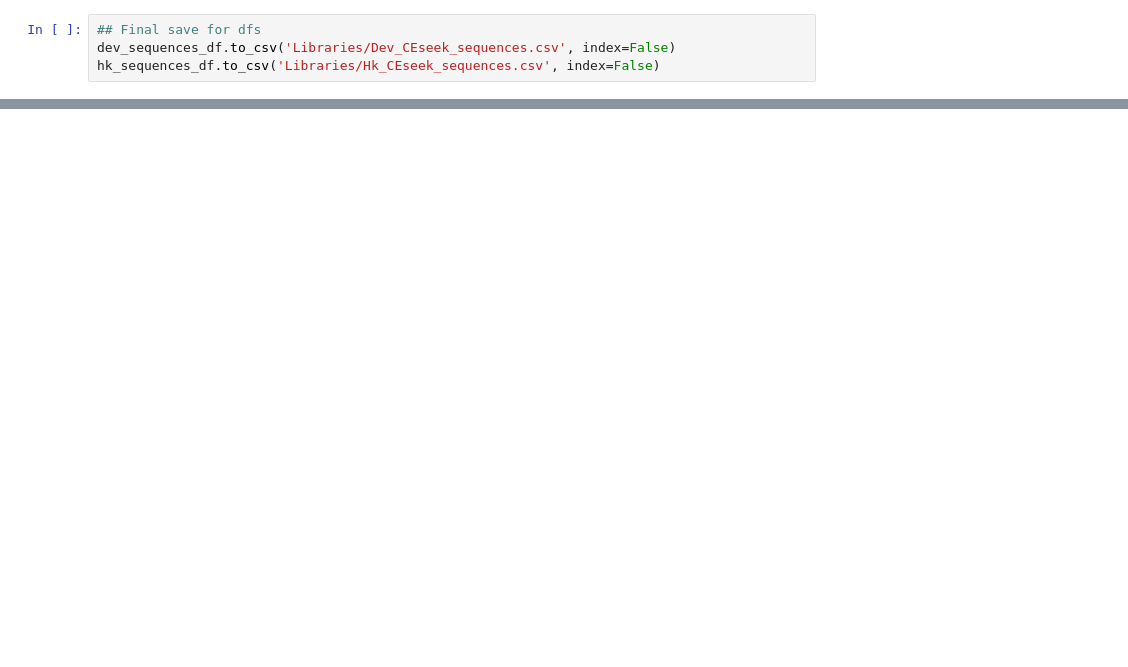
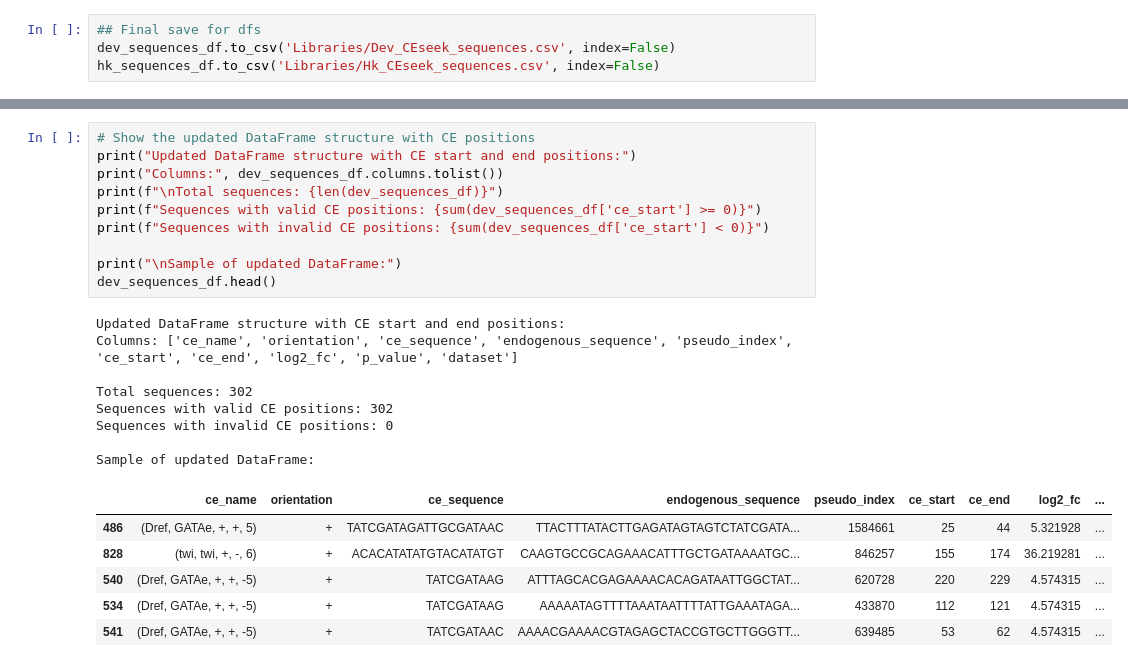
Before and after one commit to pabmantilla/Designing-STARR-seq-Library, a Jupyter notebook: Library_Selection/EvoAug_CEseek_final.ipynb, the cells around one changed output, grey strips where cells are left out. Saved outputs shown, nothing was run; the diff lists cells and outputs as text; blank space fills up the shorter version.

```diff
--- a/Library_Selection/EvoAug_CEseek_final.ipynb
+++ b/Library_Selection/EvoAug_CEseek_final.ipynb
@@ -858,0 +938,25 @@ hk_sequences_df.to_csv('Libraries/Hk_CEseek_sequences.csv', index=False)
+# %%
+# Show the updated DataFrame structure with CE positions
+print("Updated DataFrame structure with CE start and end positions:")
+print("Columns:", dev_sequences_df.columns.tolist())
+print(f"\nTotal sequences: {len(dev_sequences_df)}")
+print(f"Sequences with valid CE positions: {sum(dev_sequences_df['ce_start'] >= 0)}")
+print(f"Sequences with invalid CE positions: {sum(dev_sequences_df['ce_start'] < 0)}")
+
+print("\nSample of updated DataFrame:")
+dev_sequences_df.head()
+# %% [output]
+Updated DataFrame structure with CE start and end positions:
+Columns: ['ce_name', 'orientation', 'ce_sequence', 'endogenous_sequence', 'pseudo_index', 'ce_start', 'ce_end', 'log2_fc', 'p_value', 'dataset']
+
+Total sequences: 302
+Sequences with valid CE positions: 302
+Sequences with invalid CE positions: 0
+
+Sample of updated DataFrame:
+|  | ce_name | orientation | ce_sequence | endogenous_sequence | pseudo_index | ce_start | ce_end | log2_fc | ... |
+| 486 | (Dref, GATAe, +, +, 5) | + | TATCGATAGATTGCGATAAC | TTACTTTATACTTGAGATAGTAGTCTATCGATA... | 1584661 | 25 | 44 | 5.321928 | ... |
+| 828 | (twi, twi, +, -, 6) | + | ACACATATATGTACATATGT | CAAGTGCCGCAGAAACATTTGCTGATAAAATGC... | 846257 | 155 | 174 | 36.219281 | ... |
+| 540 | (Dref, GATAe, +, +, -5) | + | TATCGATAAG | ATTTAGCACGAGAAAACACAGATAATTGGCTAT... | 620728 | 220 | 229 | 4.574315 | ... |
+| 534 | (Dref, GATAe, +, +, -5) | + | TATCGATAAG | AAAAATAGTTTTAAATAATTTTATTGAAATAGA... | 433870 | 112 | 121 | 4.574315 | ... |
+| 541 | (Dref, GATAe, +, +, -5) | + | TATCGATAAC | AAAACGAAAACGTAGAGCTACCGTGCTTGGGTT... | 639485 | 53 | 62 | 4.574315 | ... |
```
Also changed, not shown: parts of 4 cells of this notebook, 2 other files.
